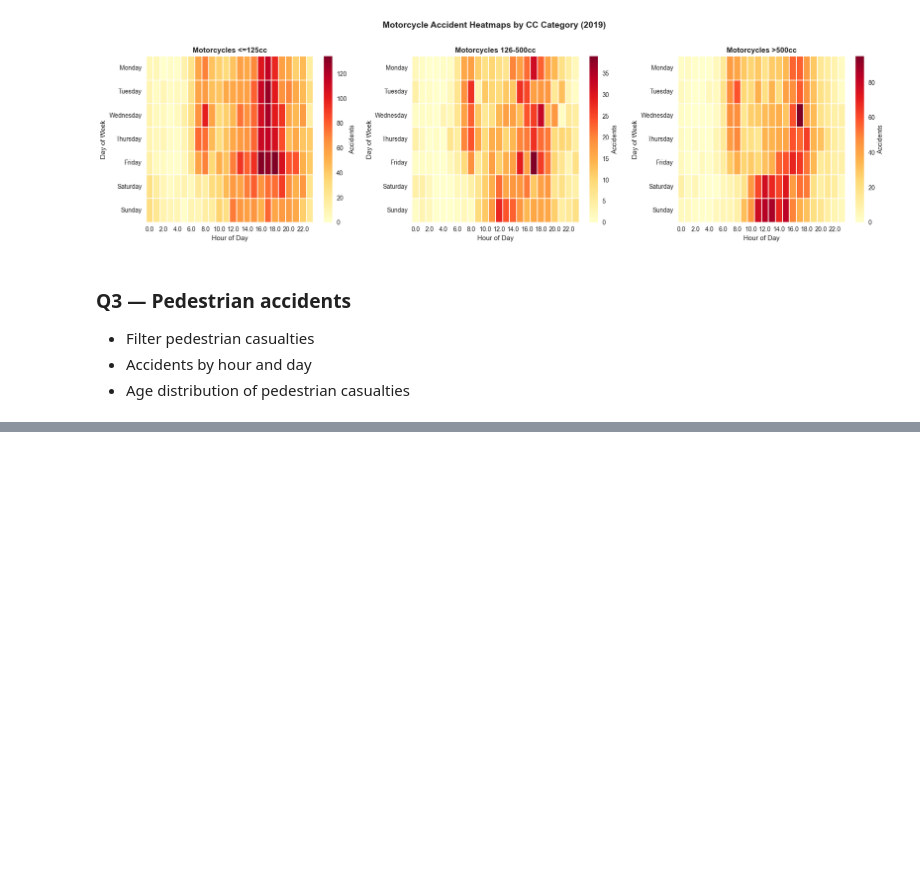
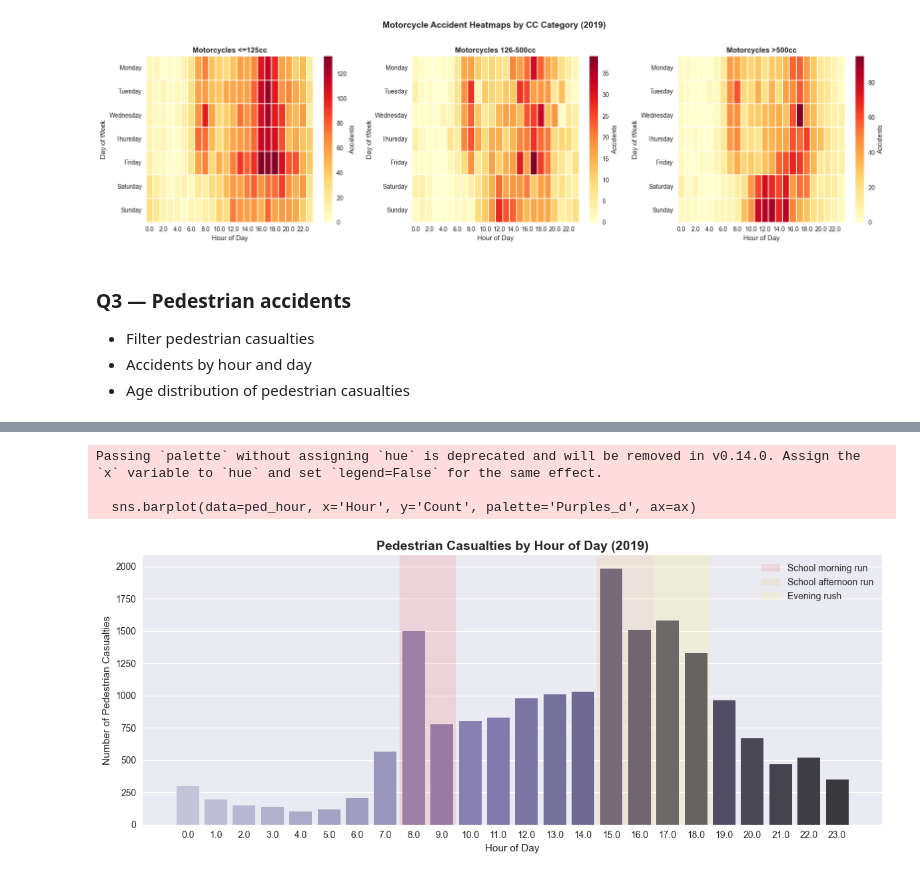
Before and after one commit to Olamilekanvic/UK-Accident, a Jupyter notebook: uk_road_safety.ipynb, the cells around one changed output, grey strips where cells are left out. Saved outputs shown, nothing was run; the diff lists cells and outputs as text; code cells hidden in the pictures; blank space fills up the shorter version.

```diff
--- a/uk_road_safety.ipynb
+++ b/uk_road_safety.ipynb
@@ -631,3 +631,11 @@ plt.show()
 - Filter pedestrian casualties
 - Accidents by hour and day
 - Age distribution of pedestrian casualties
+# %%
+# Filter Pedestrian Casualties
+# Casualty_Class == 3 means pedestrian
+pedestrians = casualties[casualties['Casualty_Class'] == 3].copy()
+
+print("Total pedestrian casualties:", len(pedestrians))
+print("\nSample:")
+pedestrians.head()
@@ -633,0 +652,12 @@ plt.show()
+# %%
+# Merge with Acciidents for Time Info
+
+ped_df = pedestrians.merge(
+    accidents[['Accident_Index', 'Hour', 'Day_Name', 'Week_Type', 'Accident_Severity']],
+    on='Accident_Index', how='left'
+)
+
+ped_df = ped_df.dropna(subset=['Hour', 'Day_Name'])
+
+print("Pedestrian DataFrame shape:", ped_df.shape)
+ped_df[['Accident_Index', 'Hour', 'Day_Name', 'Age_of_Casualty']].head()
@@ -633,0 +672,21 @@ plt.show()
+# %%
+# Accidents by Hour of Day
+fig, ax = plt.subplots(figsize=(12, 5))
+
+ped_hour = ped_df.groupby('Hour').size().reset_index(name='Count')
+
+sns.barplot(data=ped_hour, x='Hour', y='Count', palette='Purples_d', ax=ax)
+ax.set_title('Pedestrian Casualties by Hour of Day (2019)', fontsize=14, fontweight='bold')
+ax.set_xlabel('Hour of Day')
+ax.set_ylabel('Number of Pedestrian Casualties')
+ax.axvspan(7.5, 9.5, alpha=0.1, color='red', label='School morning run')
+ax.axvspan(14.5, 16.5, alpha=0.1, color='orange', label='School afternoon run')
+ax.axvspan(16.5, 18.5, alpha=0.1, color='yellow', label='Evening rush')
+ax.legend()
+plt.tight_layout()
+plt.show()
+# %% [output]
+Passing `palette` without assigning `hue` is deprecated and will be removed in v0.14.0. Assign the `x` variable to `hue` and set `legend=False` for the same effect.
+
+  sns.barplot(data=ped_hour, x='Hour', y='Count', palette='Purples_d', ax=ax)
+[figure, added]
```
Also changed, not shown: parts of 15 cells of this notebook, 2 other files.
